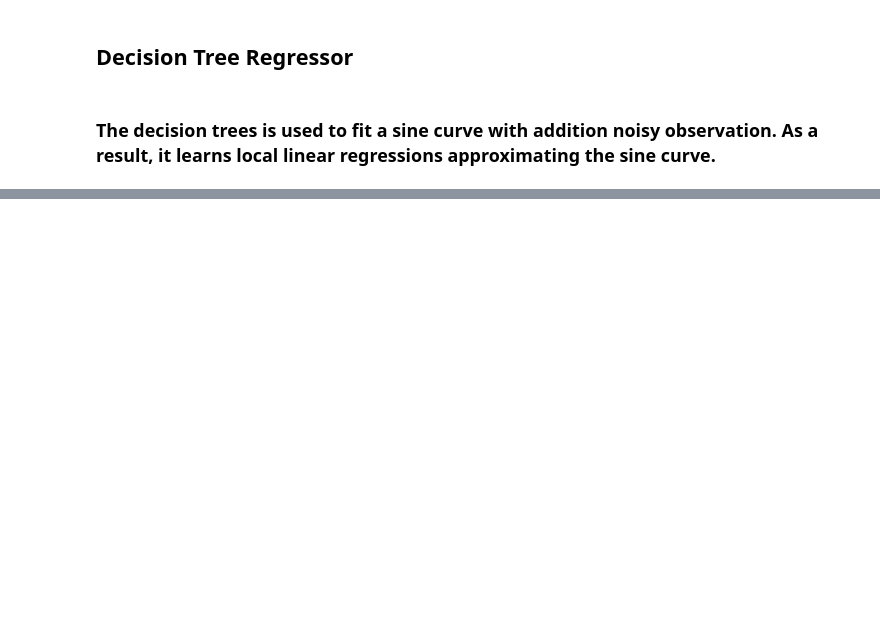
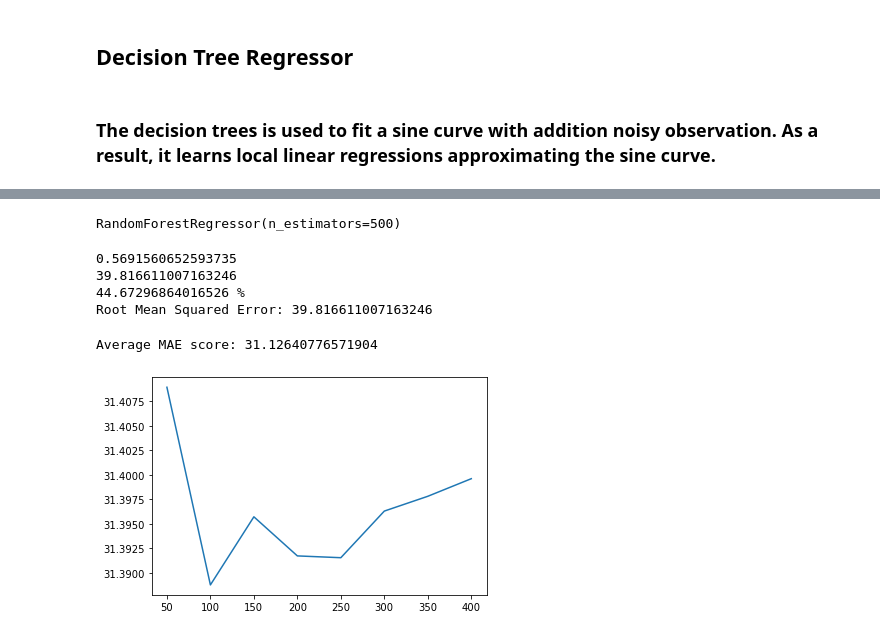
Before and after one commit to dev-aniketsingh/AirBnbSeniorProject, a Jupyter notebook: src/PythonCode/airbnbPython.ipynb, the cells around one changed output, grey strips where cells are left out. Drawn from its saved outputs; the diff is of its cells as text; code cells hidden in the pictures; blank space fills up the shorter version.

```diff
--- a/src/PythonCode/airbnbPython.ipynb
+++ b/src/PythonCode/airbnbPython.ipynb
@@ -196,6 +229,6 @@ newData
 # %%
-X_1= newData.loc[:, newData.columns != 'price']
-y_1 = newData["price"]
+X_1= trainingData.loc[:, trainingData.columns != 'price']
+y_1 = trainingData["price"]
 # %%
 X_train1, X_test1, y_train1, y_test1 = train_test_split(X_1, y_1, test_size=0.30, random_state=50)
 # %% [markdown]
@@ -278,0 +305,54 @@ dtTreeRMSE
+# %%
+regrRM = RandomForestRegressor(n_estimators=500)
+regrRM.fit(X_train1, y_train1)
+# %% [output]
+RandomForestRegressor(n_estimators=500)
+# %%
+print(regrRM.score(X_train1, y_train1))
+y_pred1= regrRM.predict(X_test1)
+print(np.sqrt(metrics.mean_squared_error(y_test1,y_pred1)))
+
+
+accuracyRM = regrRM.score(X_test1,y_test1)
+print(accuracyRM*100,'%')
+print('Root Mean Squared Error:', np.sqrt(metrics.mean_squared_error(y_test1, y_pred1)))
+# %% [output]
+0.5691560652593735
+39.816611007163246
+44.67296864016526 %
+Root Mean Squared Error: 39.816611007163246
+# %%
+#
+my_pipeline = Pipeline(steps=[
+    ('preprocessor', SimpleImputer()),
+    ('model', RandomForestRegressor(n_estimators=500, random_state=0))
+])
+scores = -1 * cross_val_score(my_pipeline, X_1, y_1,
+                              cv=5,
+                              scoring='neg_mean_absolute_error')
+
+print("Average MAE score:", scores.mean())
+# %% [output]
+Average MAE score: 31.12640776571904
+# %%
+def get_score(n_estimators):
+    my_pipeline = Pipeline(steps=[('preprocessor', SimpleImputer()),
+                              ('model', RandomForestRegressor(n_estimators,
+                                                              random_state=0))
+                             ])
+    scores = -1 * cross_val_score(my_pipeline, X_1, y_1,
+                              cv=3,
+                              scoring='neg_mean_absolute_error')
+    return scores.mean()
+# %%
+results = {}
+for i in range(1,9):
+    results[50*i] = get_score(50*i)
+# %%
+import matplotlib.pyplot as plt
+%matplotlib inline
+
+plt.plot(list(results.keys()), list(results.values()))
+plt.show()
+# %% [output]
+[figure, added]
```
Also changed, not shown: parts of 49 cells of this notebook, 16 other files.
